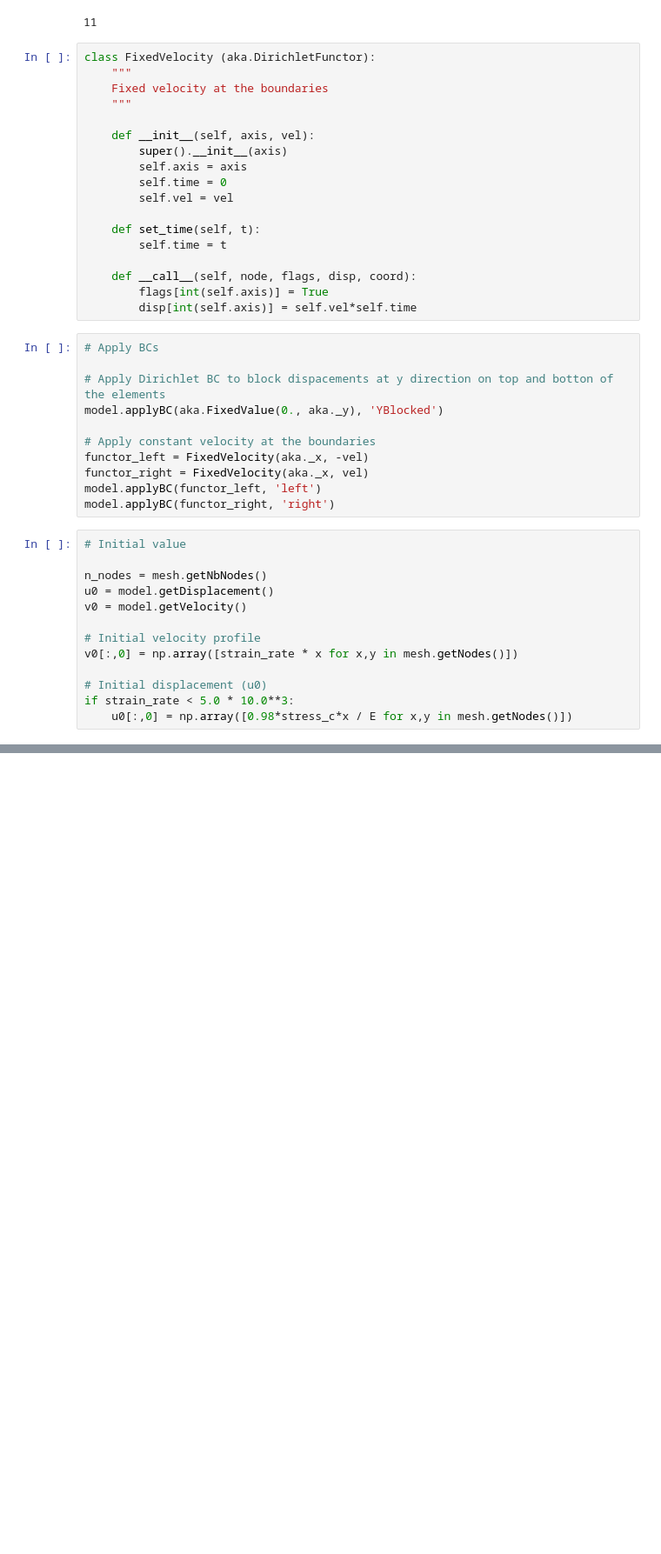
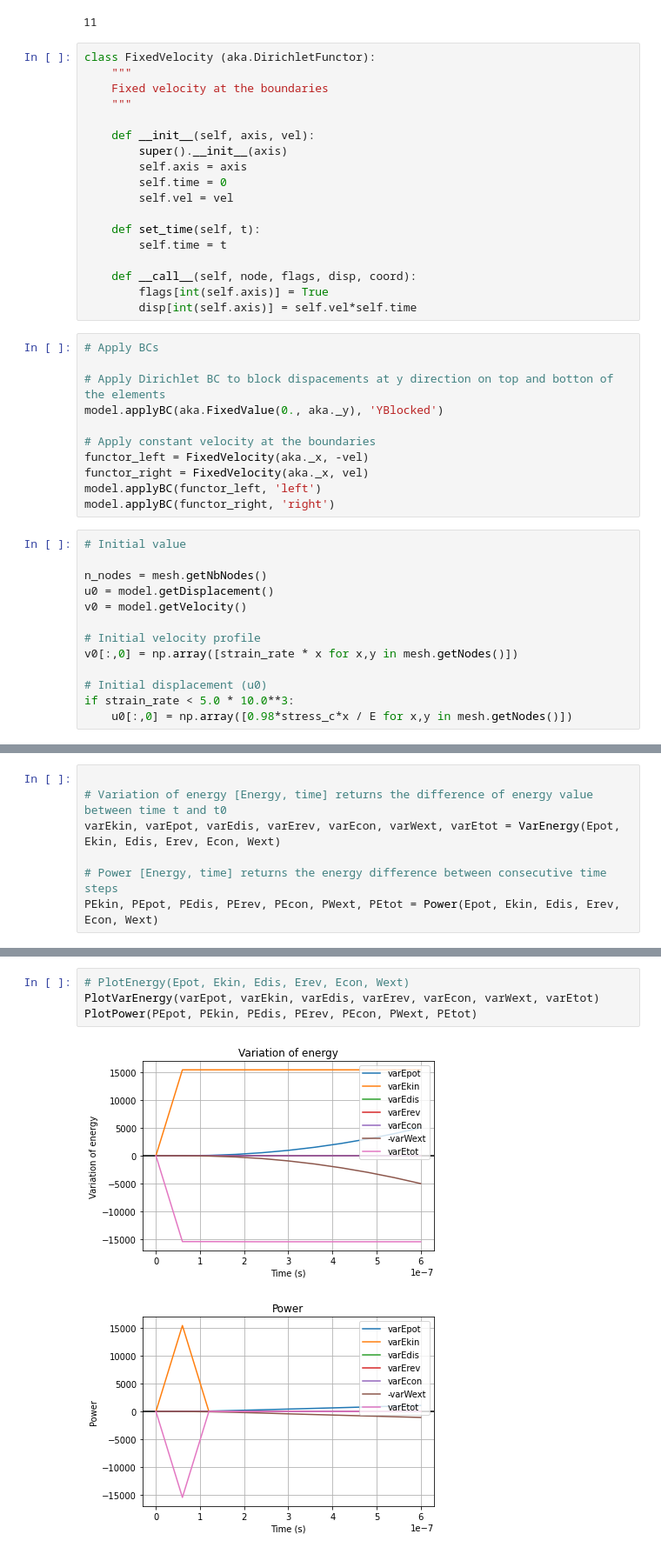
Before and after one commit to raquel-dantas/DynFrag1D, a Jupyter notebook: akantu/notebook.ipynb, the cells around one changed output, grey strips where cells are left out. Shown at 87% size. Cells and saved outputs as stored; diff of their text form; blank space fills up the shorter version.

```diff
--- a/akantu/notebook.ipynb
+++ b/akantu/notebook.ipynb
@@ -175,0 +236,7 @@ for n in range(n_steps):
+# %%
+
+# Variation of energy [Energy, time] returns the difference of energy value between time t and t0
+varEkin, varEpot, varEdis, varErev, varEcon, varWext, varEtot = VarEnergy(Epot, Ekin, Edis, Erev, Econ, Wext)
+
+# Power [Energy, time] returns the energy difference between consecutive time steps
+PEkin, PEpot, PEdis, PErev, PEcon, PWext, PEtot = Power(Epot, Ekin, Edis, Erev, Econ, Wext)
@@ -175,0 +316,7 @@ for n in range(n_steps):
+# %%
+# PlotEnergy(Epot, Ekin, Edis, Erev, Econ, Wext)
+PlotVarEnergy(varEpot, varEkin, varEdis, varErev, varEcon, varWext, varEtot)
+PlotPower(PEpot, PEkin, PEdis, PErev, PEcon, PWext, PEtot)
+# %% [output]
+[figure, added]
+[figure, added]
```
Also changed, not shown: parts of 4 cells of this notebook, 6 other files.
